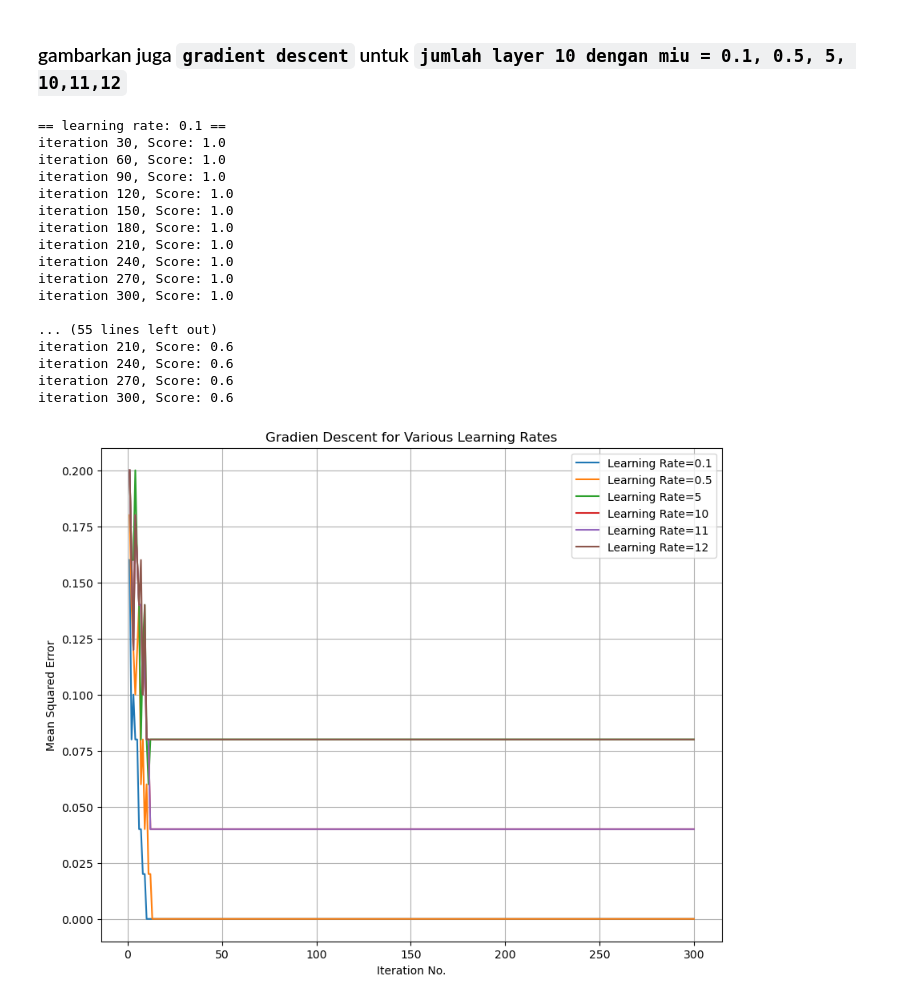
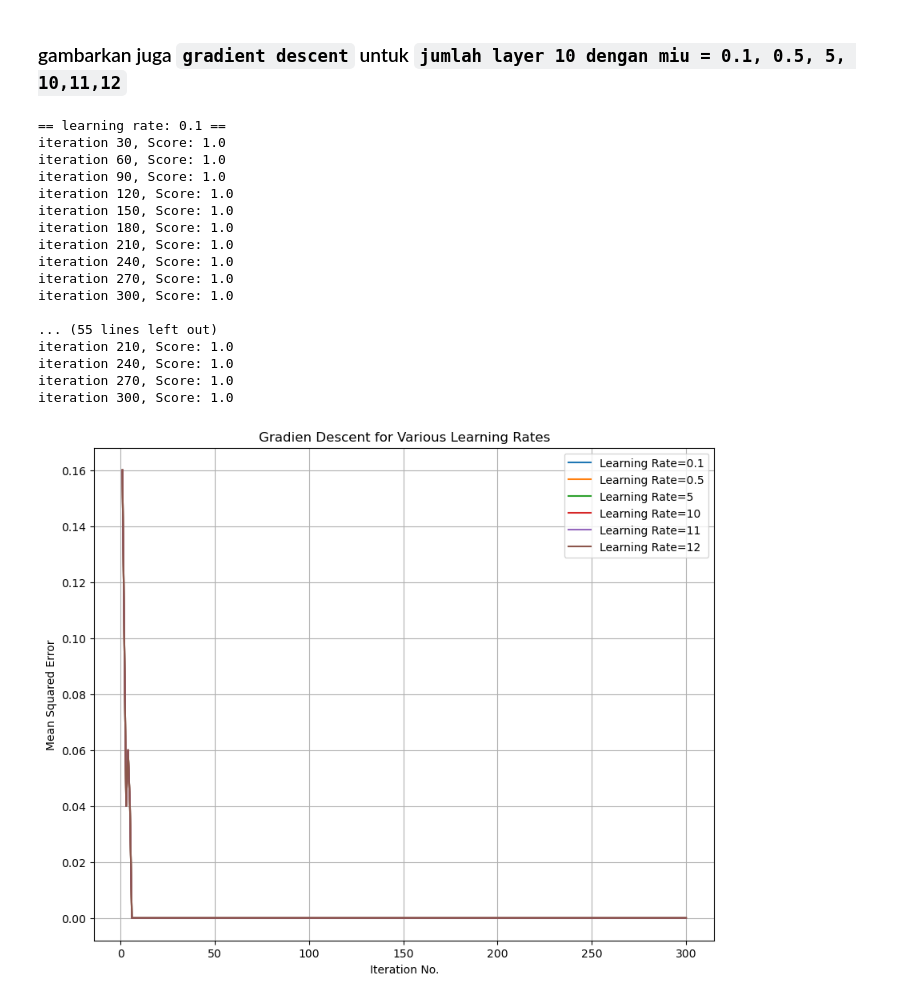
Before and after one commit to johannawawi/neuro-computing, a Jupyter notebook: week4.ipynb, the cells around one changed output. Drawn from its saved outputs; the diff is of its cells as text; code cells hidden in the pictures.

```diff
--- a/week4.ipynb
+++ b/week4.ipynb
@@ -161,8 +161,8 @@ for layer_size in hidden_layers:
 
     print(f"\n== scores for layer size: {layer_size} ==")
     for i in iter_num:
-        model = MLP(hidden_layer_sizes=(layer_size,), max_iter=i, activation='identity',
-                            learning_rate_init=0.1, random_state=42)
+        model = MLP(hidden_layer_sizes=(layer_size), max_iter=i, activation='identity',
+                            learning_rate_init=0.1, solver='lbfgs', random_state=42)
 
         # Train the model using integer labels
         y_labels = np.argmax(target, axis=1)
@@ -253,42 +253,42 @@ for lr in learning_rates:
 
     print(f"\n== learning rate: {lr} ==")
     for i in iter_num:
-        model = MLP(hidden_layer_sizes=(layer_size,), max_iter=i, activation='identity',
-                            learning_rate_init=lr, random_state=42)
+        model = MLP(hidden_layer_sizes=(layer_size), max_iter=i, activation='identity',
+                            learning_rate_init=lr, solver='lbfgs', random_state=42)
 
         model.fit(input_sequence, np.argmax(target, axis=1))
 
         pred = model.predict(input_sequence)
         pred_one_hot = np.eye(10)[pred]  # convert predictions to one-hot format
         error.append(mse(target, pred_one_hot))
 
         if i % 30 == 0:
             print(f'iteration {i}, Score: {model.score(input_sequence, np.argmax(target, axis=1))}')
 
     plt.plot(iter_num, error, label=f'Learning Rate={lr}')
 
 plt.xlabel('Iteration No.')
 plt.ylabel('Mean Squared Error')
 plt.title('Gradien Descent for Various Learning Rates')
 plt.legend()
 plt.grid(True)
 plt.show()
 # %% [output]
 == learning rate: 0.1 ==
 iteration 30, Score: 1.0
 iteration 60, Score: 1.0
 iteration 90, Score: 1.0
 iteration 120, Score: 1.0
 iteration 150, Score: 1.0
 iteration 180, Score: 1.0
 iteration 210, Score: 1.0
 iteration 240, Score: 1.0
 iteration 270, Score: 1.0
 iteration 300, Score: 1.0
 
 ... (55 lines left out)
-iteration 210, Score: 0.6
-iteration 240, Score: 0.6
-iteration 270, Score: 0.6
-iteration 300, Score: 0.6
+iteration 210, Score: 1.0
+iteration 240, Score: 1.0
+iteration 270, Score: 1.0
+iteration 300, Score: 1.0
-[figure, old version]
+[figure, new version]
```
Also changed, not shown: parts of 1 cell of this notebook.
